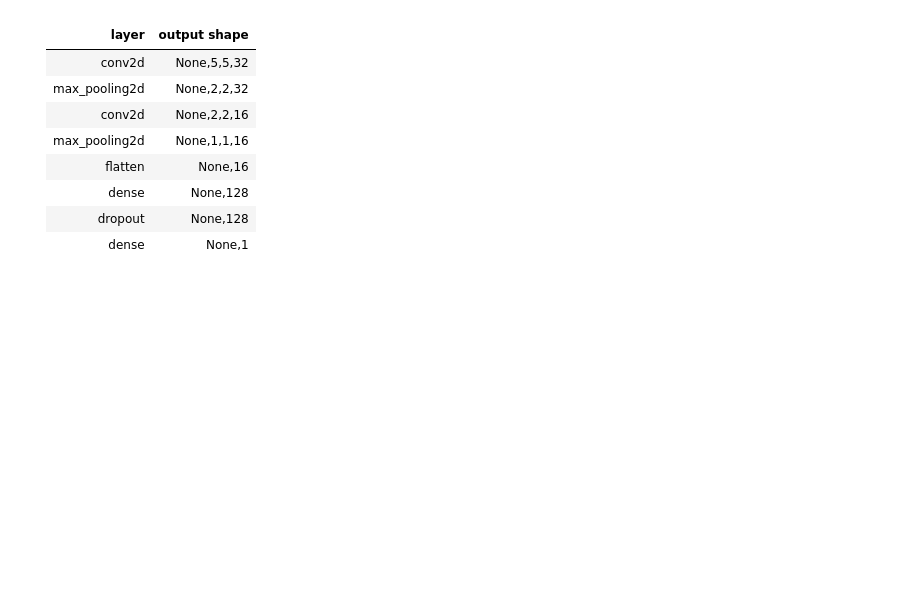
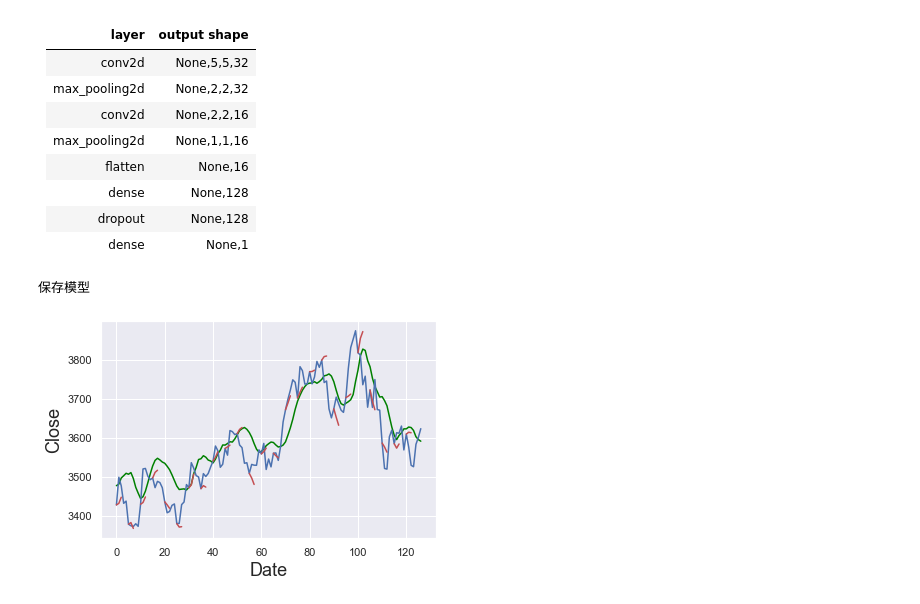
Before and after one commit to sjchasel/stock_prediction, a Jupyter notebook: 深度学习模型/cnn.ipynb, the cells around one changed output. Saved outputs shown, nothing was run; the diff lists cells and outputs as text; code cells hidden in the pictures; blank space fills up the shorter version.

```diff
--- a/深度学习模型/cnn.ipynb
+++ b/深度学习模型/cnn.ipynb
@@ -187,0 +277,51 @@ class Module(nn.Module):
+# %%
+def plot_img(data, pred):
+    # plt.figure(figsize=(18, 9))
+    plt.plot(range(len(pred)), pred, color='green')
+    # plt.plot(range(len(data)), data)
+    plt.plot(range(len(data)), data, color='b')
+    for i in range(0, len(pred)-3, 5):
+        price = [data[i]+pred[j]-pred[i] for j in range(i, i+3)]
+        plt.plot(range(i, i+3), price, color='r')
+    plt.xlabel('Date', fontsize=18)
+    plt.ylabel('Close', fontsize=18)
+    plt.show()
+# %%
+if __name__ == '__main__':
+    # 参数
+    days_num = 5
+    epoch = 20
+    fea = 5
+    batch_size = 20
+    early_stop = 5
+
+    # 初始化模型
+    model = CNNmodel()
+
+    # 数据处理部分
+    GD = GetData()
+    train_x, test_x, train_y, test_y = GD.process_data()
+    # print(x_train)
+    x_train = torch.tensor(x_train).float()
+    x_test = torch.tensor(x_test).float()
+    y_train = torch.tensor(y_train).float()
+    y_test = torch.tensor(y_test).float()
+    train_data = TensorDataset(x_train, y_train)
+    train_dataLoader = DataLoader(train_data, batch_size=batch_size)
+    test_data = TensorDataset(x_test, y_test)
+    test_dataLoader = DataLoader(test_data, batch_size=batch_size)
+
+
+    # 损失函数和优化器
+    loss_func = nn.MSELoss()
+    optimizer = optim.Adam(model.parameters(), lr=0.001)
+    train_model(epoch, train_dataLoader, test_dataLoader)
+    p, y, test_loss = test_model(test_dataLoader)
+
+    # 画图
+    pred = [ele * (GD.close_max - GD.close_min) + GD.close_min for ele in p]
+    data = [ele * (GD.close_max - GD.close_min) + GD.close_min for ele in y]
+    plot_img(data, pred)
+# %% [output]
+保存模型
+[figure, added]
```
Also changed, not shown: parts of 7 cells of this notebook, 3 other files.
